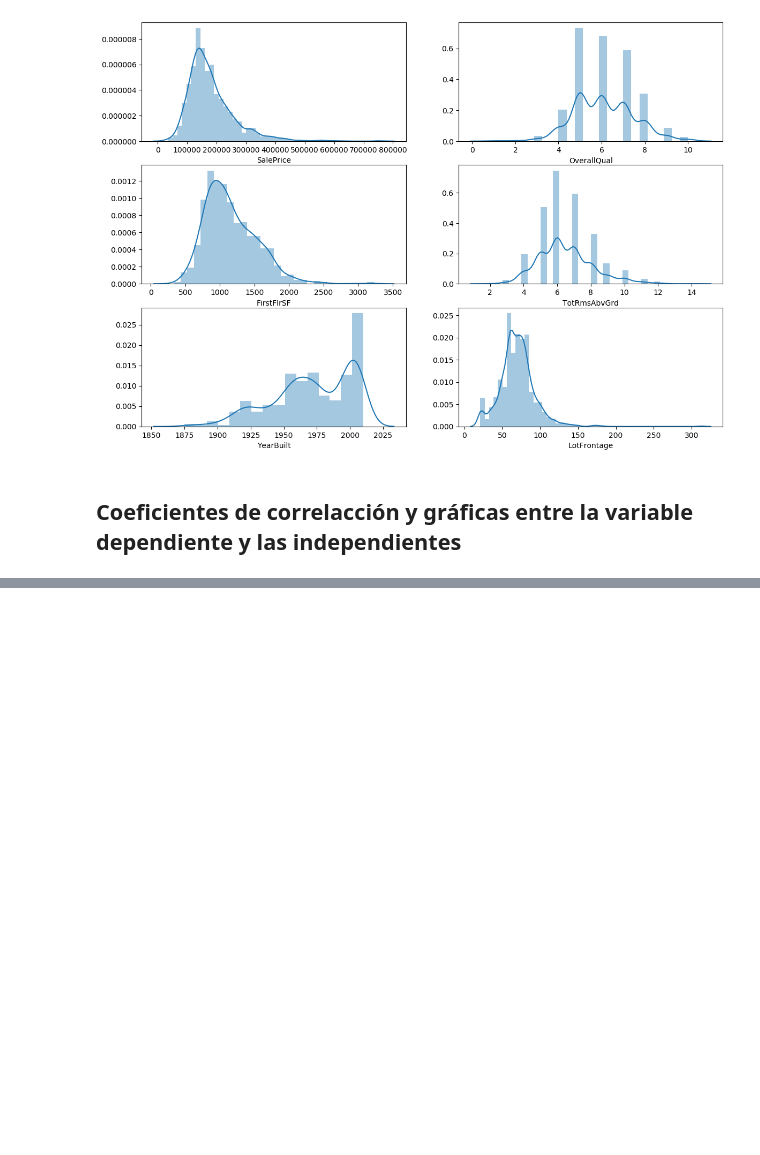
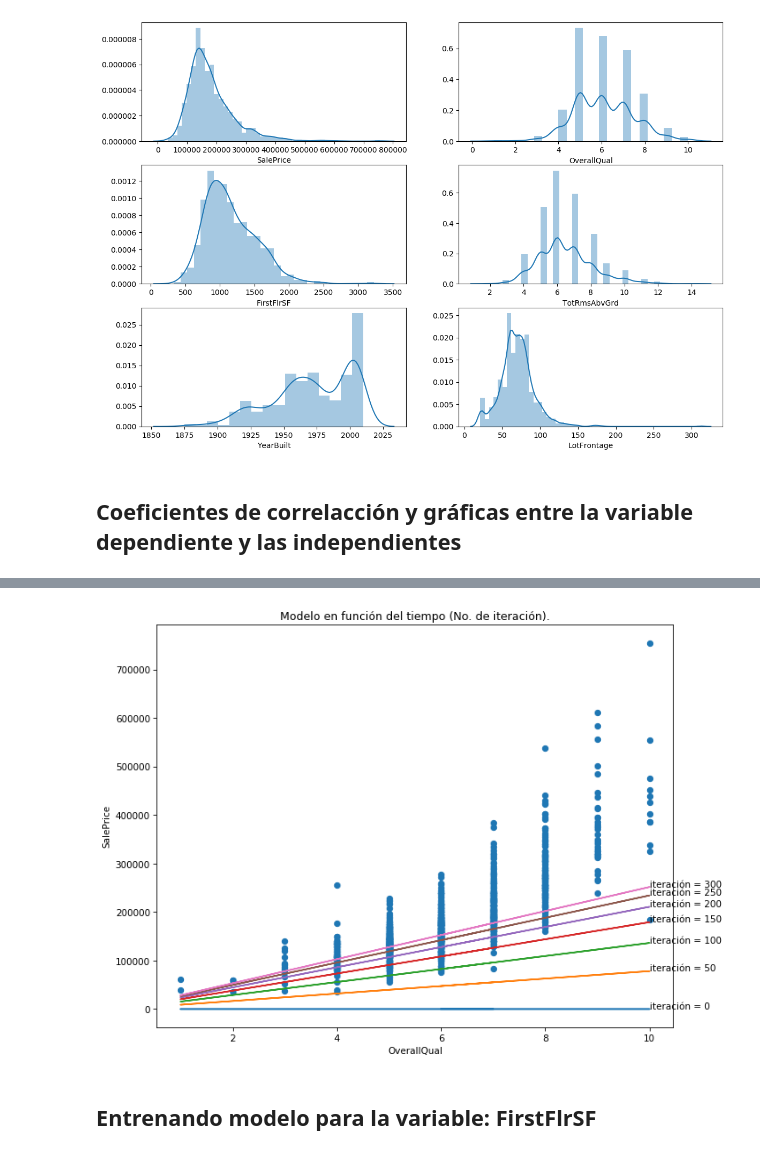
Before and after one commit to ottoortiz/jupyterNotebooks, a Jupyter notebook: Proyecto/Proyecto.ipynb, the cells around one changed output, grey strips where cells are left out. Cells and saved outputs as stored; diff of their text form; code cells hidden in the pictures; blank space fills up the shorter version.

```diff
--- a/Proyecto/Proyecto.ipynb
+++ b/Proyecto/Proyecto.ipynb
@@ -152,0 +180,3 @@ plt.scatter(LotFrontage, SalePriceForLotFrontage)
+# %%
+def calcular_yhat(param_modelo,matriz_entrenamiento):
+    return np.inner(param_modelo,matriz_entrenamiento)
@@ -152,0 +191,12 @@ plt.scatter(LotFrontage, SalePriceForLotFrontage)
+# %%
+def visualizar_modelo(modelos, n, x, y, x_label, y_label):
+    matriz_para_entrenar = np.column_stack((x,np.ones_like(x)))
+    fig = plt.figure(dpi=75, figsize=(10, 8))
+    plt.title("Modelo en función del tiempo (No. de iteración).")
+    plt.xlabel(x_label)
+    plt.ylabel(y_label)
+    plt.scatter(x, y)
+    for cont in range(0, len(modelos), n):
+        yhat=calcular_yhat(modelos[cont],matriz_para_entrenar)
+        plt.plot(x, yhat)
+        plt.annotate("iteración = %d" % (cont), (np.max(x), calcular_yhat(modelos[cont], np.array([np.max(x),1]))))
@@ -152,0 +219,6 @@ plt.scatter(LotFrontage, SalePriceForLotFrontage)
+# %%
+visualizar_modelo(modelos,50,OverallQual,SalePrice, "OverallQual", "SalePrice")
+# %% [output]
+[figure, added]
+# %% [markdown]
+## Entrenando modelo para la variable: FirstFlrSF
```
Also changed, not shown: parts of 10 cells of this notebook.
